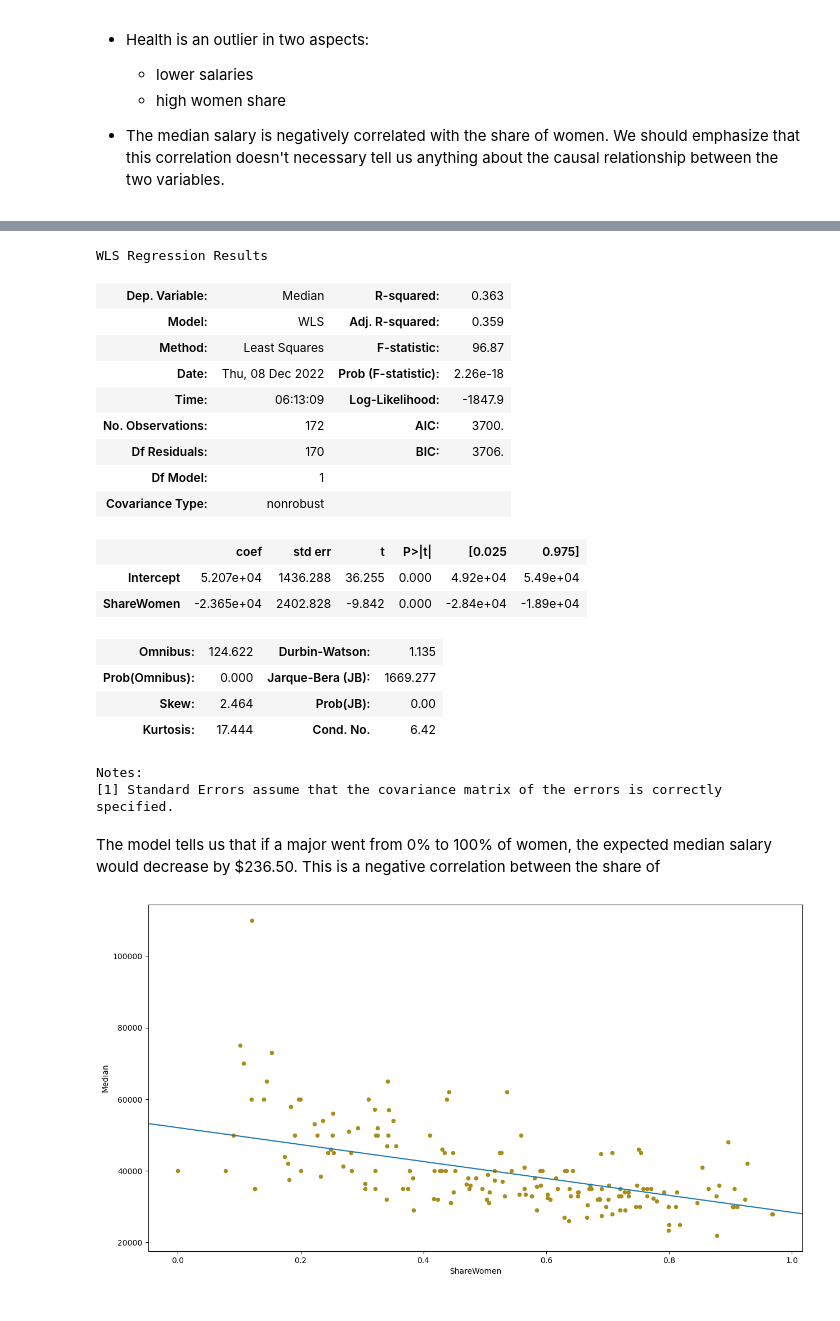
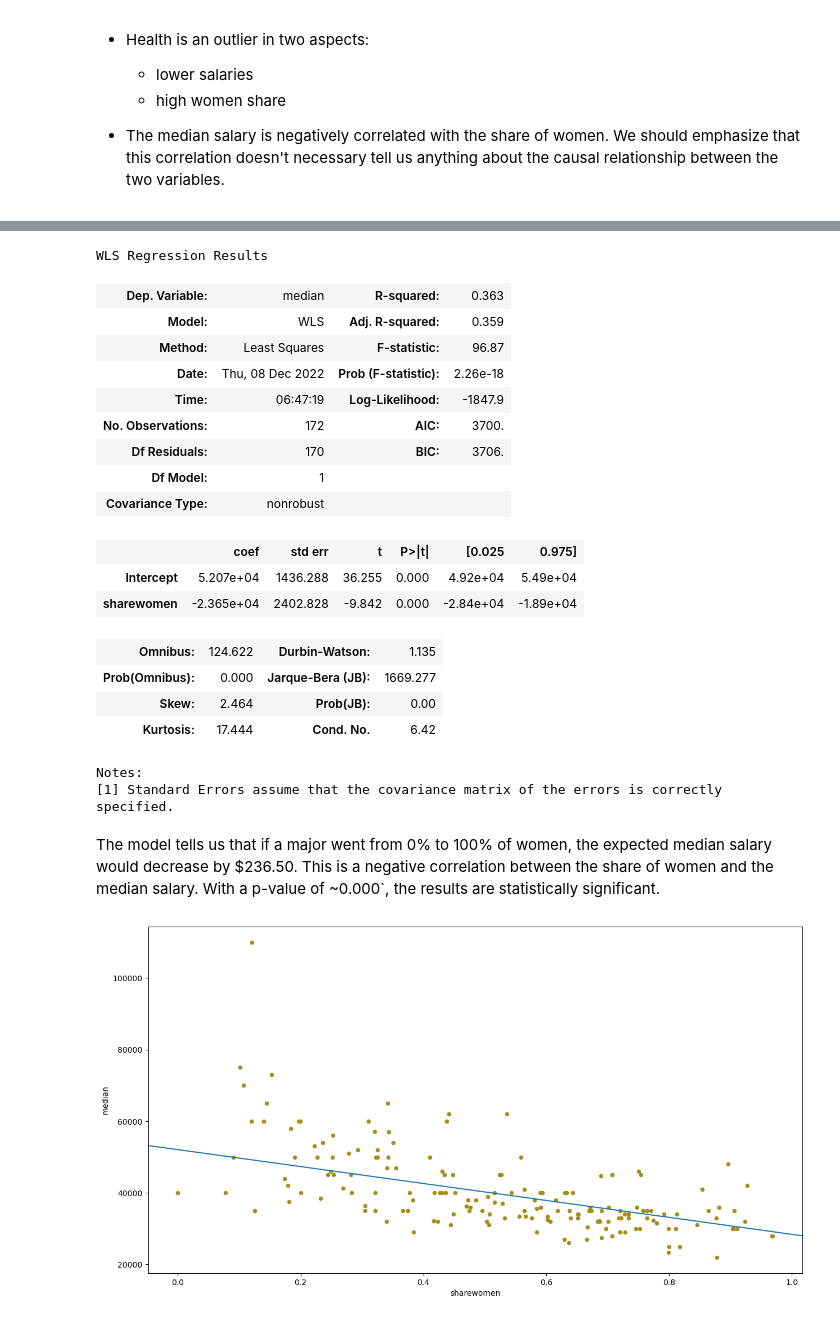
Before and after one commit to andersy005/ms-ds-notebooks, a Jupyter notebook: notebooks/analysis.ipynb, the cells around one changed output, grey strips where cells are left out. Saved outputs shown, nothing was run; the diff lists cells and outputs as text; code cells hidden in the pictures.

```diff
--- a/notebooks/analysis.ipynb
+++ b/notebooks/analysis.ipynb
@@ -65,11 +65,7 @@ fs = fsspec.filesystem("filecache", target_protocol="https", cache_storage="/tmp
 url = (
     "https://raw.githubusercontent.com/fivethirtyeight/data/master/college-majors/recent-grads.csv"
 )
-df = pd.read_csv(fs.open(url)).dropna()
-
-# set major column values to title case
-df["Major"] = df["Major"].str.title()
-
-df
+df = pd.read_csv(fs.open(url))
+df.head()
 # %% [output]
 |  | Rank | Major_code | Major | Total | Men | Women | Major_category | ShareWomen | Sample_size | ... |
@@ -88,3 +105,7 @@ df
+# %%
+df = df.dropna().clean_names().remove_empty()
+# set major column values to title case
+df["major"] = df["major"].str.title()
 # %% [markdown]
 ### The Correlation Matrix as heatmap
 # %%
@@ -327,0 +311,3 @@ _data
+# %%
+_data = df[['major', 'total', 'sharewomen', 'sample_size', 'median', 'unemployment_rate']]
+_data
@@ -328,20 +328,20 @@ _data
 # %%
-model = wls("Median ~ ShareWomen", data=_data, weights=_data.Sample_size).fit()
+model = wls("median ~ sharewomen", data=_data, weights=_data.sample_size).fit()
 model.summary()
 # %% [output]
 WLS Regression Results
-| Dep. Variable: | Median | R-squared: | 0.363 |
+| Dep. Variable: | median | R-squared: | 0.363 |
 | Model: | WLS | Adj. R-squared: | 0.359 |
 | Method: | Least Squares | F-statistic: | 96.87 |
 | Date: | Thu, 08 Dec 2022 | Prob (F-statistic): | 2.26e-18 |
-| Time: | 06:13:09 | Log-Likelihood: | -1847.9 |
+| Time: | 06:47:19 | Log-Likelihood: | -1847.9 |
 | No. Observations: | 172 | AIC: | 3700. |
 | Df Residuals: | 170 | BIC: | 3706. |
 | Df Model: | 1 |  |  |
 | Covariance Type: | nonrobust |  |  |
 |  | coef | std err | t | P>|t| | [0.025 | 0.975] |
 | Intercept | 5.207e+04 | 1436.288 | 36.255 | 0.000 | 4.92e+04 | 5.49e+04 |
-| ShareWomen | -2.365e+04 | 2402.828 | -9.842 | 0.000 | -2.84e+04 | -1.89e+04 |
+| sharewomen | -2.365e+04 | 2402.828 | -9.842 | 0.000 | -2.84e+04 | -1.89e+04 |
 | Omnibus: | 124.622 | Durbin-Watson: | 1.135 |
 | Prob(Omnibus): | 0.000 | Jarque-Bera (JB): | 1669.277 |
 | Skew: | 2.464 | Prob(JB): | 0.00 |
@@ -349,5 +349,5 @@ WLS Regression Results
 Notes:
 [1] Standard Errors assume that the covariance matrix of the errors is correctly specified.
 # %% [markdown]
-The model tells us that if a major went from 0% to 100% of women, the expected median salary would decrease by $236.50. This is a negative correlation between the share of
+The model tells us that if a major went from 0% to 100% of women, the expected median salary would decrease by $236.50. This is a negative correlation between the share of women and the median salary. With a p-value of ~0.000`, the results are statistically significant.
 # %%
```
Also changed, not shown: parts of 23 cells of this notebook, 1 other file.
